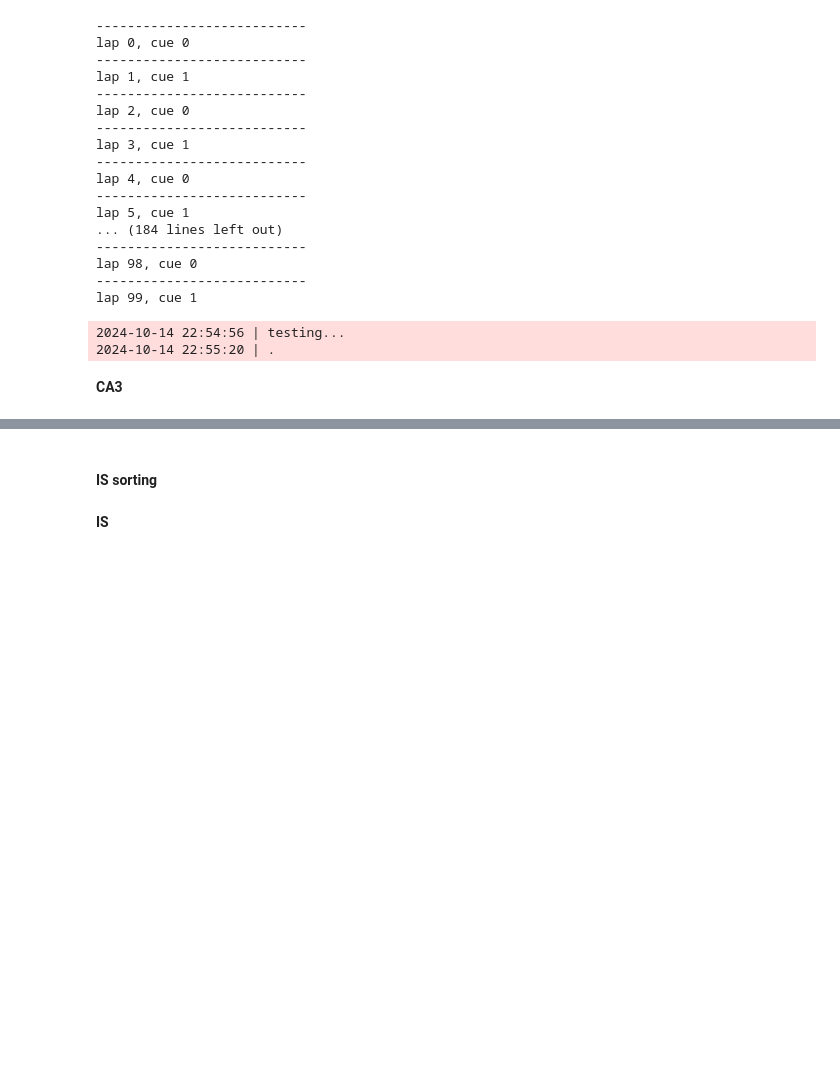
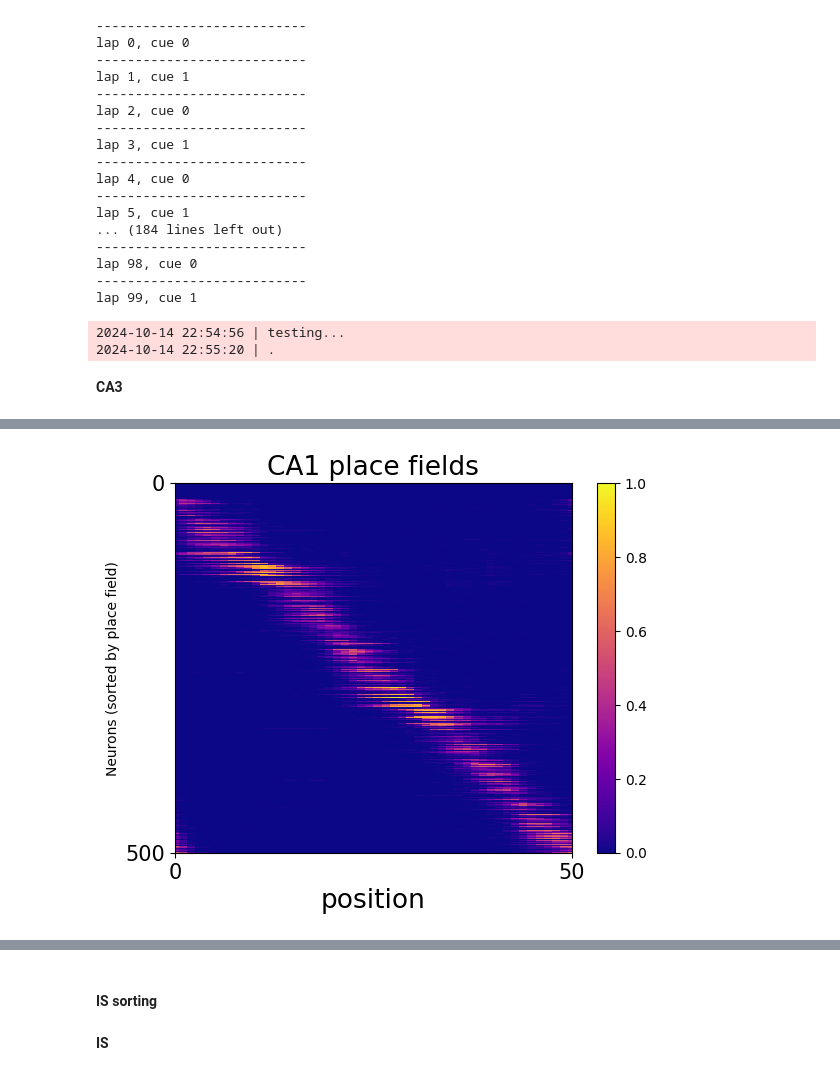
Before and after one commit to iKiru-hub/KAMemory, a Jupyter notebook: src/lab_2.ipynb, the cells around one changed output, grey strips where cells are left out. Cells and saved outputs as stored; diff of their text form; code cells hidden in the pictures; blank space fills up the shorter version.

```diff
--- a/src/lab_2.ipynb
+++ b/src/lab_2.ipynb
@@ -1433,0 +1435,32 @@ plt.show()
+# %%
+activity_mean = np.mean(activity, axis=0)
+preferential_fields = np.argmax(activity_mean, axis=0)
+sorted_indices = np.argsort(preferential_fields)[::-1]
+sorted_activity = activity_mean[:, sorted_indices]
+
+fig_e, ax = plt.subplots()
+
+cax = ax.imshow(sorted_activity.T[:500], aspect='auto',
+                cmap='plasma', interpolation='nearest',
+                vmin=0, vmax=1)
+fig_e.colorbar(cax, ax=ax)
+
+#ax.colorbar(label='Activity (Averaged over laps)')
+ax.set_ylabel('Neurons (sorted by place field)')
+
+# xaxis
+ax.set_xticks([0, 49])
+ax.set_xticklabels([0, 50], fontsize=15)
+ax.set_xlim((0, 49))
+
+# yaxis
+ax.set_yticks([0, 499])
+ax.set_yticklabels([500, 0], fontsize=15)
+ax.set_ylim((0, 499))
+
+# title
+ax.set_title(f"CA1 place fields", fontsize=19)
+ax.set_xlabel('position', fontsize=19)
+plt.show()
+# %% [output]
+[figure, added]
```
Also changed, not shown: parts of 15 cells of this notebook, 12 other files.
